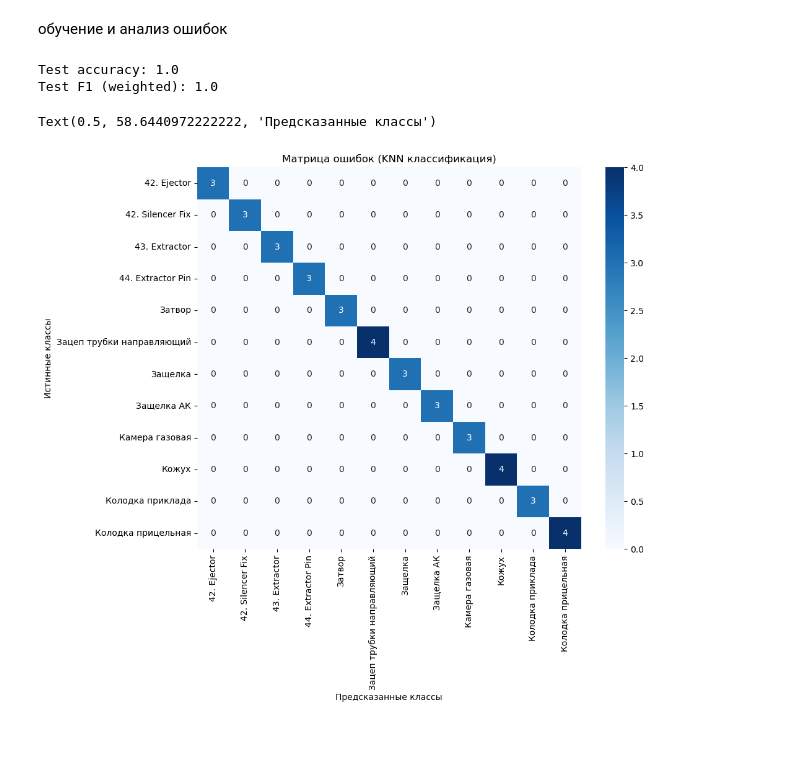
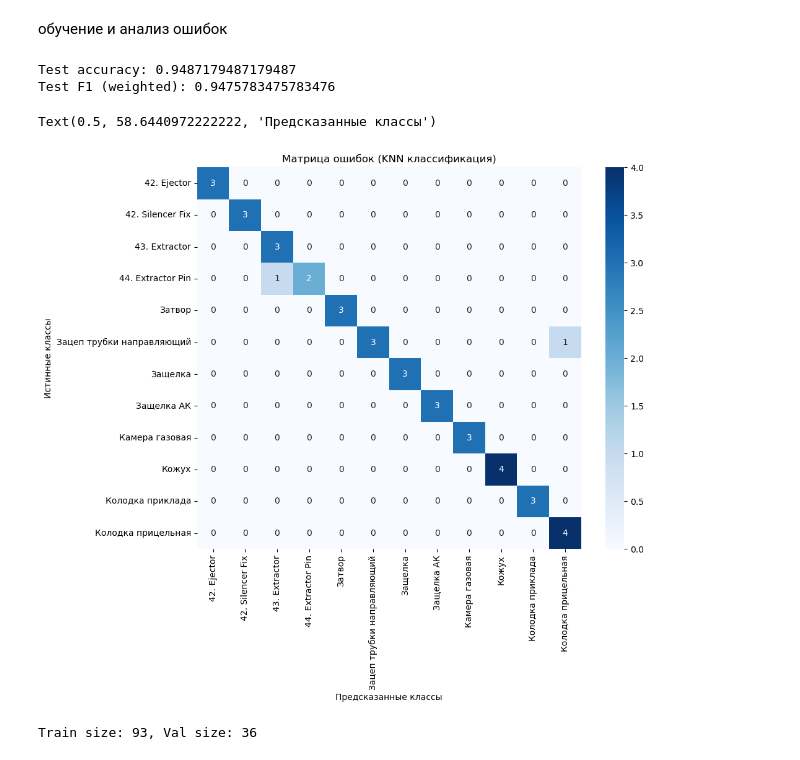
Before and after one commit to SergeyKrasnoslobodtsev/3d_recognition_analisis, a Jupyter notebook: notebooks/v1.1_brep_extractor.ipynb, the cells around one changed output. Drawn from its saved outputs; the diff is of its cells as text; code cells hidden in the pictures.

```diff
--- a/notebooks/v1.1_brep_extractor.ipynb
+++ b/notebooks/v1.1_brep_extractor.ipynb
@@ -60,7 +42,7 @@ STEP shape загружен: True
 Применим `BrepExtractor` для извлечения векторов признаков для всех моделей в датасете. Сохраним результаты в DataFrame.
 # %%
 # Инициализация экстрактора
-extractor = BrepExtractor()
+extractor = BrepExtractor(output_mode='pooled')
 
 # Список для хранения результатов
 feature_vectors = []
@@ -232,7 +216,7 @@ plt.show()
 # %%
 # Обучение RandomForest для оценки важности признаков
 clf = RandomForestClassifier(n_estimators=100, random_state=42)
-clf.fit(X, y)
+clf.fit(X_scaled, y)
 
 importances = clf.feature_importances_
 indices = np.argsort(importances)[::-1]
@@ -292,39 +308,79 @@ Accuracy (mean ± std): 0.9535384615384614 ± 0.03762663037809084
 обучение и анализ ошибок
 # %%
 from sklearn.model_selection import train_test_split
-
+from sklearn.neighbors import KNeighborsClassifier
 # Разделяем данные на обучающую и тестовую выборки
 X_train, X_test, y_train, y_test = train_test_split(
-    X, y, test_size=0.3, random_state=42, stratify=y
+    X_scaled, y, test_size=0.3, random_state=42, stratify=y
 )
 
 # Обучаем модель на обучающей выборке
-clf = RandomForestClassifier(n_estimators=100, random_state=42)
+clf = KNeighborsClassifier(n_neighbors=1)
 clf.fit(X_train, y_train)
 
 # Оцениваем на тестовой выборке
 y_pred = clf.predict(X_test)
 
 from sklearn.metrics import accuracy_score, f1_score, confusion_matrix
 
 print("Test accuracy:", accuracy_score(y_test, y_pred))
 print("Test F1 (weighted):", f1_score(y_test, y_pred, average='weighted'))
 # print("Confusion matrix:\n", confusion_matrix(y_test, y_pred))
 # print("Classification report:\n", classification_report(y_test, y_pred))
 unique_labels = np.unique(y_pred)
 plt.figure(figsize=(10, 8))
 sns.heatmap(confusion_matrix(y_test, y_pred),
             annot=True,
             fmt='d',
             cmap='Blues',
             xticklabels=unique_labels,
             yticklabels=unique_labels)
 
 plt.title('Матрица ошибок (KNN классификация)')
 plt.ylabel('Истинные классы')
 plt.xlabel('Предсказанные классы')
 # %% [output]
-Test accuracy: 1.0
-Test F1 (weighted): 1.0
+Test accuracy: 0.9487179487179487
+Test F1 (weighted): 0.9475783475783476
 Text(0.5, 58.6440972222222, 'Предсказанные классы')
-[figure, old version]
+[figure, new version]
+# %%
+import torch
+from torch.utils.data import TensorDataset, DataLoader
+from sklearn.preprocessing import LabelEncoder
+from collections import defaultdict
+
+val_indices = []
+train_indices = []
+class_counter = defaultdict(int)
+
+for idx, label in enumerate(y):
+    if class_counter[label] < 3:
+        val_indices.append(idx)
+        class_counter[label] += 1
+    else:
+        train_indices.append(idx)
+
+X_train = X_scaled[train_indices]
+y_train = y[train_indices]
+X_val = X_scaled[val_indices]
+y_val = y[val_indices]
+
+le = LabelEncoder()
+y_train_int = le.fit_transform(y_train)
+y_val_int = le.transform(y_val)
+
+X_train_tensor = torch.tensor(X_train, dtype=torch.float32)
+y_train_tensor = torch.tensor(y_train_int, dtype=torch.long)
+X_val_tensor = torch.tensor(X_val, dtype=torch.float32)
+y_val_tensor = torch.tensor(y_val_int, dtype=torch.long)
+
+train_dataset = TensorDataset(X_train_tensor, y_train_tensor)
+val_dataset = TensorDataset(X_val_tensor, y_val_tensor)
+
+train_loader = DataLoader(train_dataset, batch_size=64, shuffle=True)
+val_loader = DataLoader(val_dataset, batch_size=64)
+
+print(f"Train size: {len(train_dataset)}, Val size: {len(val_dataset)}")
+# %% [output]
+Train size: 93, Val size: 36
```
Also changed, not shown: parts of 20 cells of this notebook, 28 other files.
